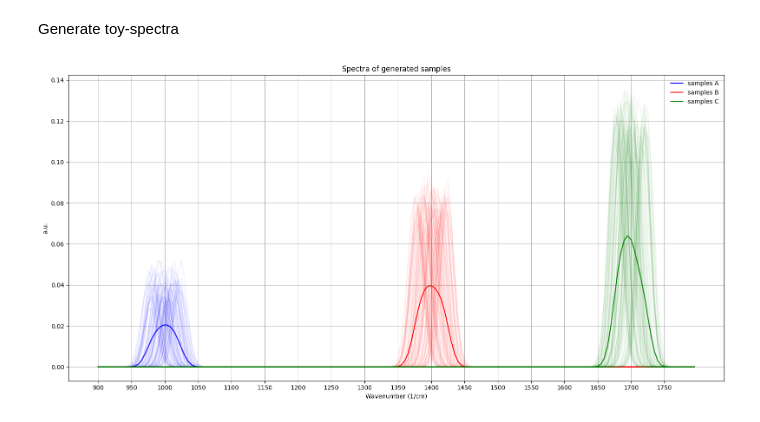
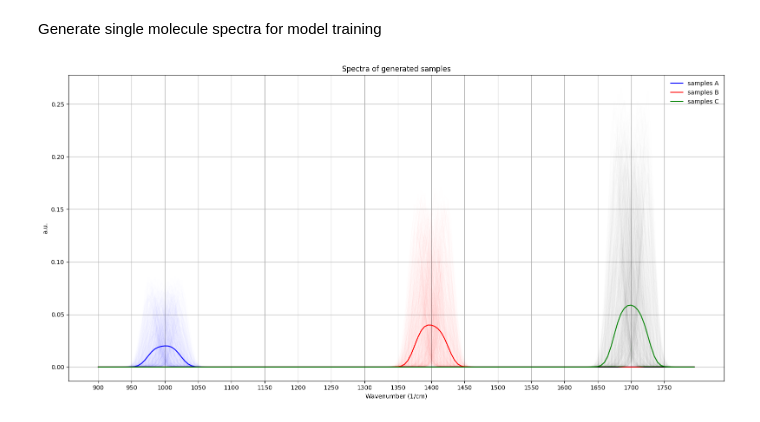
Before and after one commit to karol-pa/Spectra_Classification_Exercises, a Jupyter notebook: exercise_2.ipynb, the cells around one changed output. Saved outputs shown, nothing was run; the diff lists cells and outputs as text; code cells hidden in the pictures.

```diff
--- a/exercise_2.ipynb
+++ b/exercise_2.ipynb
@@ -5,28 +5,28 @@ import numpy as np
 import matplotlib.pyplot as plt
 from scipy.stats import norm
 # %% [markdown]
-Generate toy-spectra
+Generate single molecule spectra for model training
 # %%
 k = np.arange(900, 1800, 5)
 # %%
 a=[]
 
-for i in range(100):
-    a.append( norm.pdf( k, loc=1000+(np.random.rand()-0.5)*50, scale=10+(np.random.rand()-0.5)*2 )*(1+(np.random.rand()-0.5)*0.5) )
+for i in range(1000):
+    a.append( norm.pdf( k, loc=1000+(np.random.rand()-0.5)*50, scale=10+(np.random.rand()-0.5)*2 )*(1+(np.random.rand()-0.5)*2*1) )
 
 A = pd.DataFrame(np.column_stack((k, *a)))
 # %%
 b=[]
 
-for i in range(100):
-    b.append( norm.pdf( k, loc=1400+(np.random.rand()-0.5)*50, scale=10+(np.random.rand()-0.5)*2 )*(2+(np.random.rand()-0.5)*0.5) )
+for i in range(1000):
+    b.append( norm.pdf( k, loc=1400+(np.random.rand()-0.5)*50, scale=10+(np.random.rand()-0.5)*2 )*(2+(np.random.rand()-0.5)*2*2) )
 
 B = pd.DataFrame(np.column_stack((k, *b)))
 # %%
 c=[]
 
-for i in range(100):
-    c.append( norm.pdf( k, loc=1700+(np.random.rand()-0.5)*50, scale=10+(np.random.rand()-0.5)*2 )*(3+(np.random.rand()-0.5)*0.5) )
+for i in range(1000):
+    c.append( norm.pdf( k, loc=1700+(np.random.rand()-0.5)*50, scale=10+(np.random.rand()-0.5)*2 )*(3+(np.random.rand()-0.5)*2*3) )
 
 C = pd.DataFrame(np.column_stack((k, *c)))
 # %%
@@ -37,7 +37,7 @@ sample_measurement = []
 A_plot = pd.melt(A, [0])
 for sample, measurement in A_plot.groupby('variable'):
     sample_measurement.append(measurement.reset_index()["value"])
-    measurement.reset_index()["value"].plot(alpha=0.05, ax=ax, label="_no_legend_", color="blue")
+    measurement.reset_index()["value"].plot(alpha=0.005, ax=ax, label="_no_legend_", color="blue")
     plt.xticks(ticks=np.arange(0, 180, 10), labels=np.arange(900, 1800, 50))
 
 pd.concat(sample_measurement, axis=1).mean(axis=1).plot(
@@ -46,36 +46,36 @@ pd.concat(sample_measurement, axis=1).mean(axis=1).plot(
 ###
 sample_measurement = []
 B_plot = pd.melt(B, [0])
 for sample, measurement in B_plot.groupby('variable'):
     sample_measurement.append(measurement.reset_index()["value"])
-    measurement.reset_index()["value"].plot(alpha=0.05, ax=ax, label="_no_legend_", color="red")
+    measurement.reset_index()["value"].plot(alpha=0.005, ax=ax, label="_no_legend_", color="red")
     plt.xticks(ticks=np.arange(0, 180, 10), labels=np.arange(900, 1800, 50))
 
 pd.concat(sample_measurement, axis=1).mean(axis=1).plot(
     ax=ax, color="red", label="samples B", legend=True
 )
 ###
 sample_measurement = []
 C_plot = pd.melt(C, [0])
 for sample, measurement in C_plot.groupby('variable'):
     sample_measurement.append(measurement.reset_index()["value"])
-    measurement.reset_index()["value"].plot(alpha=0.05, ax=ax, label="_no_legend_", color="green")
+    measurement.reset_index()["value"].plot(alpha=0.005, ax=ax, label="_no_legend_", color="green")
     plt.xticks(ticks=np.arange(0, 180, 10), labels=np.arange(900, 1800, 50))
 
 pd.concat(sample_measurement, axis=1).mean(axis=1).plot(
     ax=ax, color="green", label="samples C", legend=True
 )
 
 ax.grid()
 
 ax.set_ylabel("a.u.")
 ax.set_title("Spectra of generated samples")
 ax.set_xlabel("Wavenumber (1/cm)")
 ax.legend(loc="upper right", frameon=False)
 
 plt.tight_layout()
 # %% [output]
-[figure, old version]
+[figure, new version]
 # %%
 A = A.set_index([0])
 A.index.names = ['Wavenumbers']
```
Also changed, not shown: parts of 10 cells of this notebook.
